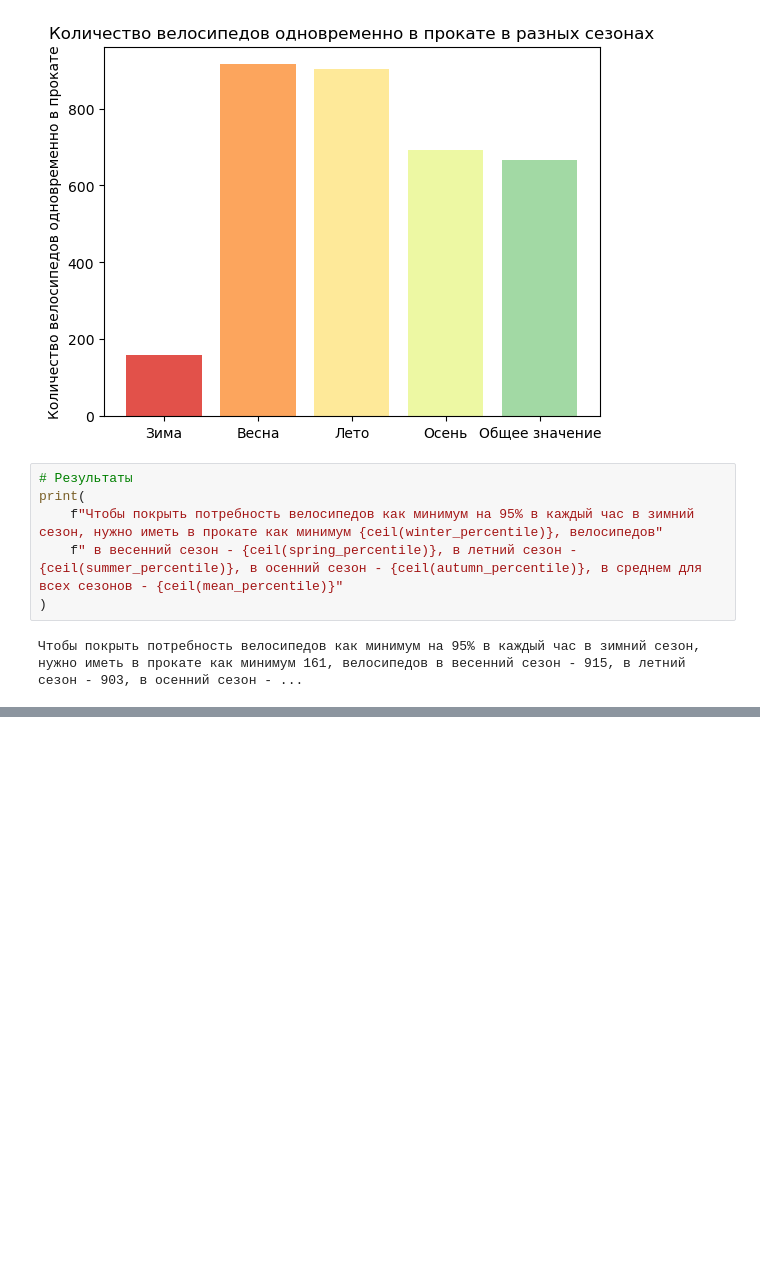
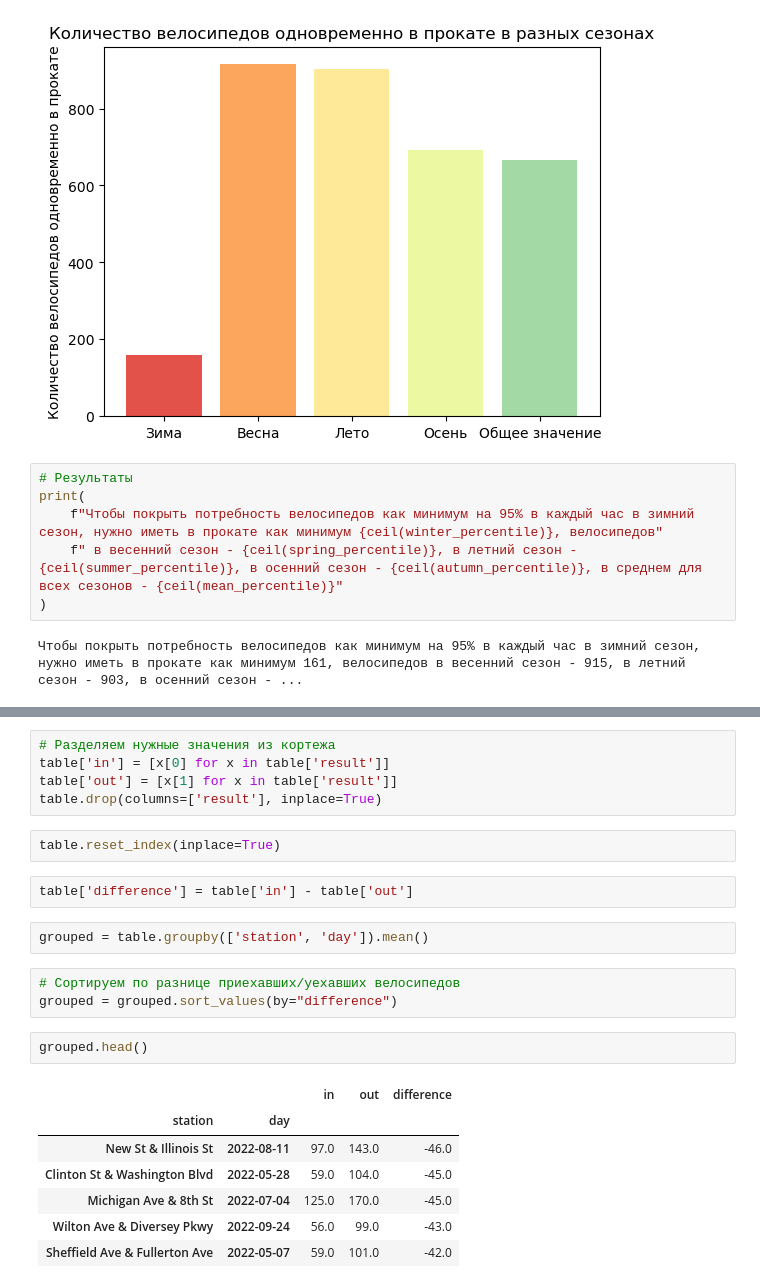
Before and after one commit to kapibarr/big-data-project, a Jupyter notebook: load_model.ipynb, the cells around one changed output, grey strips where cells are left out. Cells and saved outputs as stored; diff of their text form; blank space fills up the shorter version.

```diff
--- a/load_model.ipynb
+++ b/load_model.ipynb
@@ -273,0 +331,24 @@ print(
+# %%
+# Разделяем нужные значения из кортежа
+table['in'] = [x[0] for x in table['result']]
+table['out'] = [x[1] for x in table['result']]
+table.drop(columns=['result'], inplace=True)
+# %%
+table.reset_index(inplace=True)
+# %%
+table['difference'] = table['in'] - table['out']
+# %%
+grouped = table.groupby(['station', 'day']).mean()
+# %%
+# Сортируем по разнице приехавших/уехавших велосипедов
+grouped = grouped.sort_values(by="difference")
+# %%
+grouped.head()
+# %% [output]
+|  |  | in | out | difference |
+| station | day |  |  |  |
+| New St & Illinois St | 2022-08-11 | 97.0 | 143.0 | -46.0 |
+| Clinton St & Washington Blvd | 2022-05-28 | 59.0 | 104.0 | -45.0 |
+| Michigan Ave & 8th St | 2022-07-04 | 125.0 | 170.0 | -45.0 |
+| Wilton Ave & Diversey Pkwy | 2022-09-24 | 56.0 | 99.0 | -43.0 |
+| Sheffield Ave & Fullerton Ave | 2022-05-07 | 59.0 | 101.0 | -42.0 |
```
Also changed, not shown: parts of 15 cells of this notebook.
